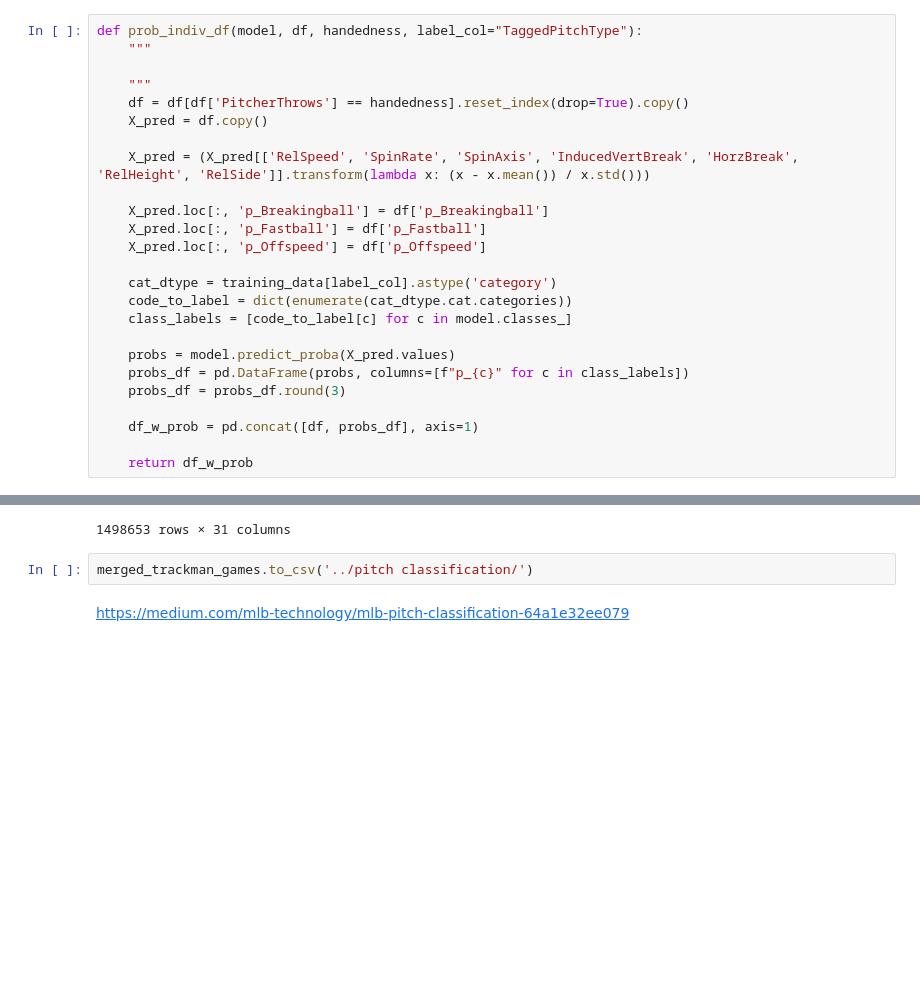
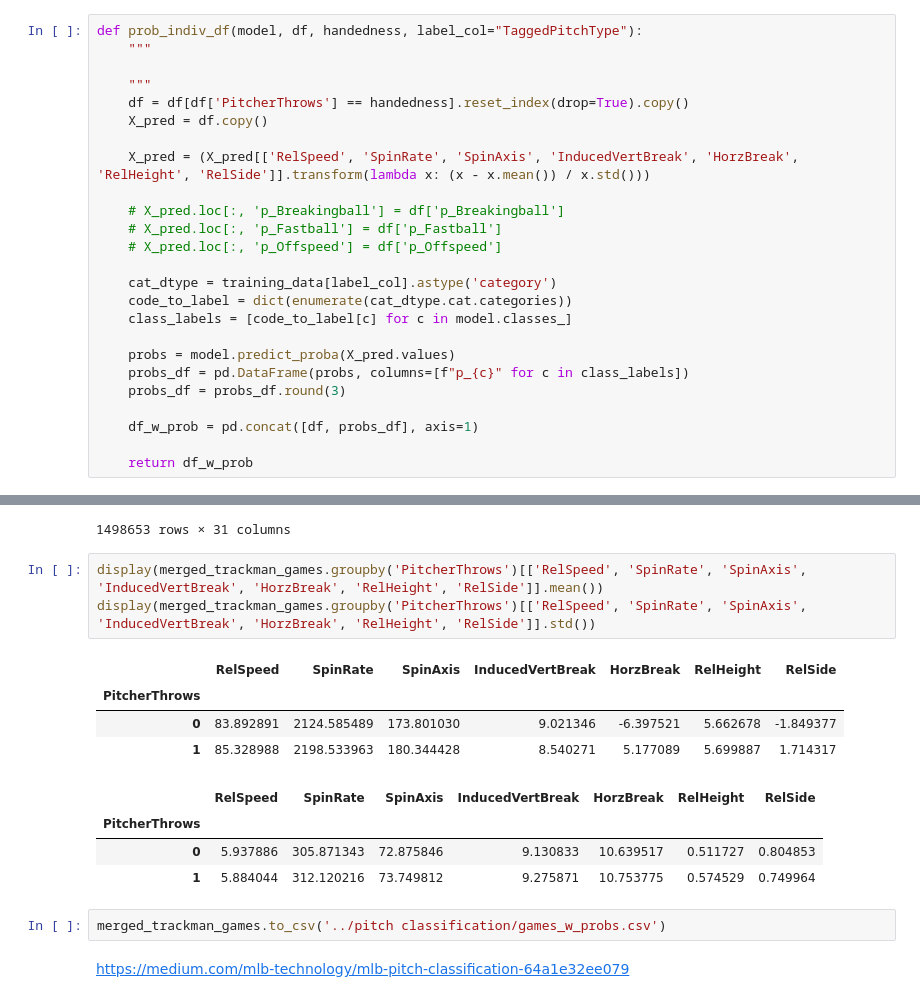
Before and after one commit to jackkalsched/UCSD_Baseball_25, a Jupyter notebook: Pitching/pitch classification/classification.ipynb, the cells around one changed output, grey strips where cells are left out. Saved outputs shown, nothing was run; the diff lists cells and outputs as text; blank space fills up the shorter version.

```diff
--- a/Pitching/pitch classification/classification.ipynb
+++ b/Pitching/pitch classification/classification.ipynb
@@ -681,9 +681,9 @@ def prob_indiv_df(model, df, handedness, label_col="TaggedPitchType"):
 
     X_pred = (X_pred[['RelSpeed', 'SpinRate', 'SpinAxis', 'InducedVertBreak', 'HorzBreak', 'RelHeight', 'RelSide']].transform(lambda x: (x - x.mean()) / x.std()))
 
-    X_pred.loc[:, 'p_Breakingball'] = df['p_Breakingball']
-    X_pred.loc[:, 'p_Fastball'] = df['p_Fastball']
-    X_pred.loc[:, 'p_Offspeed'] = df['p_Offspeed']
+    # X_pred.loc[:, 'p_Breakingball'] = df['p_Breakingball']
+    # X_pred.loc[:, 'p_Fastball'] = df['p_Fastball']
+    # X_pred.loc[:, 'p_Offspeed'] = df['p_Offspeed']
 
     cat_dtype = training_data[label_col].astype('category')
     code_to_label = dict(enumerate(cat_dtype.cat.categories))
@@ -773,8 +773,20 @@ merged_trackman_games
 | 1498651 | Carbone, Dominick | 0 | COA_CHA | Four-Seam | Slider | 83.191200 | 0.528562 | ... |
 | 1498652 | Carbone, Dominick | 0 | COA_CHA | Changeup | Slider | 83.435200 | -0.559239 | ... |
 1498653 rows × 31 columns
+# %%
+display(merged_trackman_games.groupby('PitcherThrows')[['RelSpeed', 'SpinRate', 'SpinAxis', 'InducedVertBreak', 'HorzBreak', 'RelHeight', 'RelSide']].mean())
+display(merged_trackman_games.groupby('PitcherThrows')[['RelSpeed', 'SpinRate', 'SpinAxis', 'InducedVertBreak', 'HorzBreak', 'RelHeight', 'RelSide']].std())
+# %% [output]
+|  | RelSpeed | SpinRate | SpinAxis | InducedVertBreak | HorzBreak | RelHeight | RelSide |
+| PitcherThrows |  |  |  |  |  |  |  |
+| 0 | 83.892891 | 2124.585489 | 173.801030 | 9.021346 | -6.397521 | 5.662678 | -1.849377 |
+| 1 | 85.328988 | 2198.533963 | 180.344428 | 8.540271 | 5.177089 | 5.699887 | 1.714317 |
+|  | RelSpeed | SpinRate | SpinAxis | InducedVertBreak | HorzBreak | RelHeight | RelSide |
+| PitcherThrows |  |  |  |  |  |  |  |
+| 0 | 5.937886 | 305.871343 | 72.875846 | 9.130833 | 10.639517 | 0.511727 | 0.804853 |
+| 1 | 5.884044 | 312.120216 | 73.749812 | 9.275871 | 10.753775 | 0.574529 | 0.749964 |
 # %%
-merged_trackman_games.to_csv('../pitch classification/')
+merged_trackman_games.to_csv('../pitch classification/games_w_probs.csv')
 # %% [markdown]
 https://medium.com/mlb-technology/mlb-pitch-classification-64a1e32ee079
 # %% [markdown]
```
Also changed, not shown: parts of 5 cells of this notebook, 3 other files.
